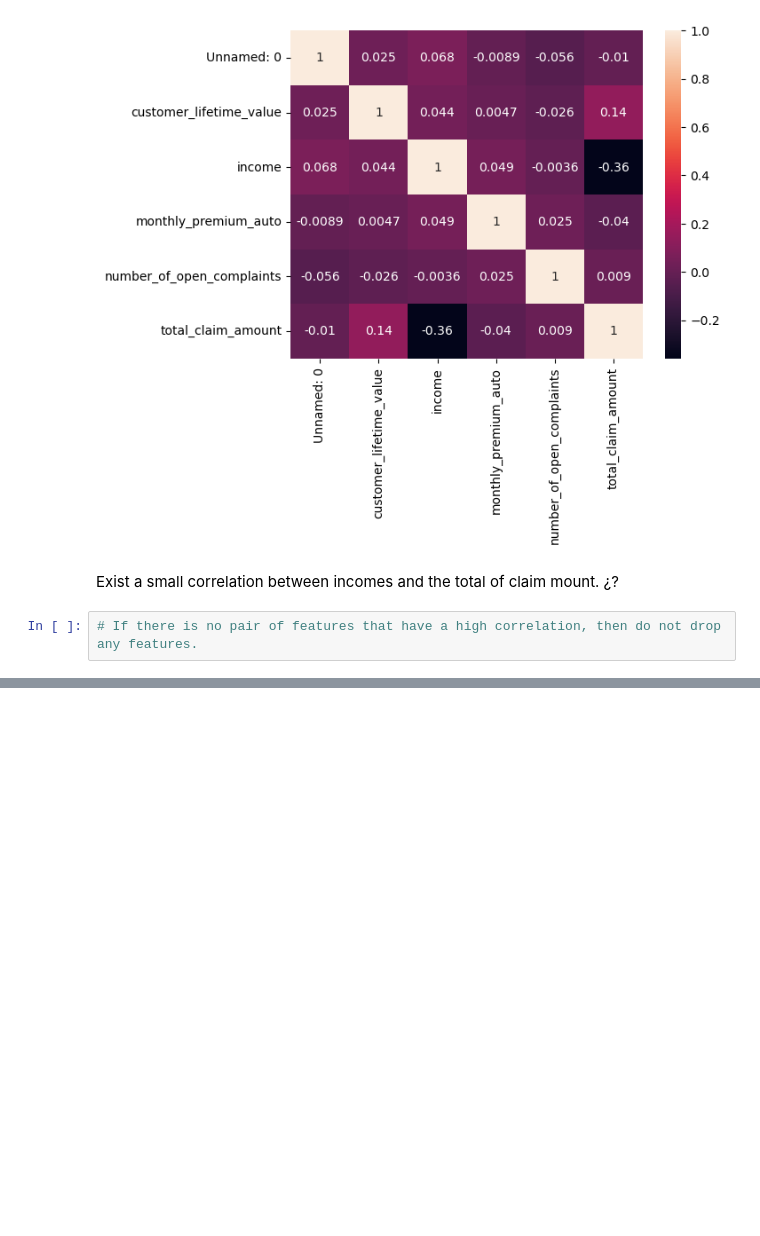
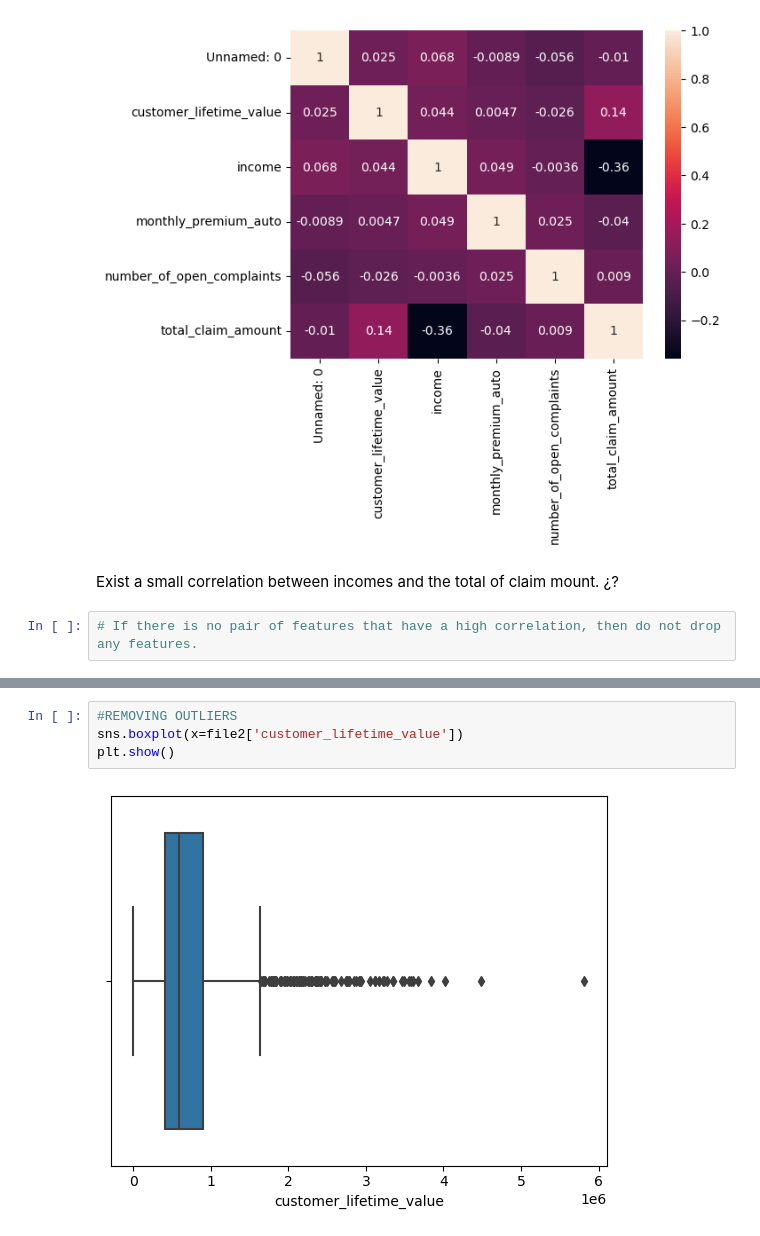
Before and after one commit to katchuli/lab-dw-data-cleaning-and-formatting, a Jupyter notebook: lab-dw-data-cleaning-and-formatting.ipynb, the cells around one changed output, grey strips where cells are left out. Drawn from its saved outputs; the diff is of its cells as text; blank space fills up the shorter version.

```diff
--- a/lab-dw-data-cleaning-and-formatting.ipynb
+++ b/lab-dw-data-cleaning-and-formatting.ipynb
@@ -861,0 +870,6 @@ Linear regression is not an appropiate model for the data (we should delete outl
+# %%
+#REMOVING OUTLIERS
+sns.boxplot(x=file2['customer_lifetime_value'])
+plt.show()
+# %% [output]
+[figure, added]
```
Also changed, not shown: parts of 58 cells of this notebook.
